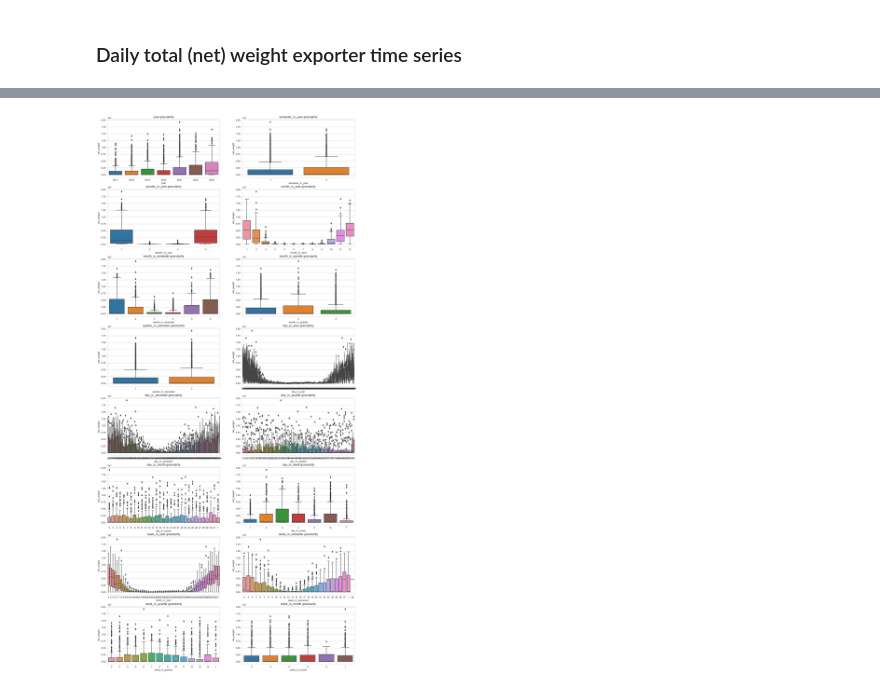
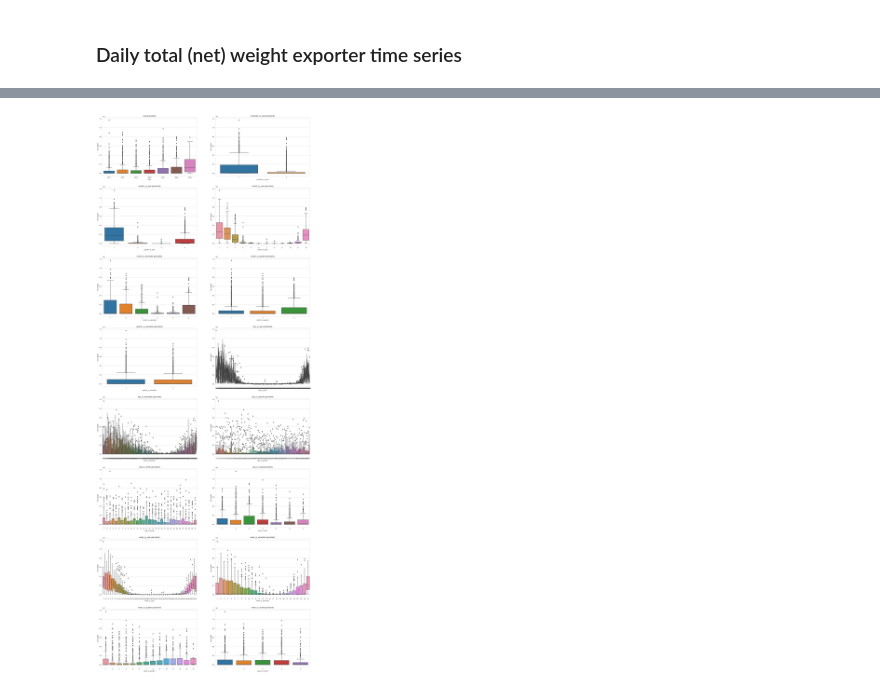
Before and after one commit to sergiopostigo/supertrade, a Jupyter notebook: exploratory_data_analysis/formatted/eda2.ipynb, the cells around one changed output, grey strips where cells are left out. Cells and saved outputs as stored; diff of their text form; code cells hidden in the pictures.

Commit message:
Granularities function corrected (match iso calendar), now focus in graphs

```diff
--- a/exploratory_data_analysis/formatted/eda2.ipynb
+++ b/exploratory_data_analysis/formatted/eda2.ipynb
@@ -94,32 +118,36 @@ plt.show()
 # %%
 # Granularity plots
 
 data = net_weight
 target_column = 'net_weight'
 columns = data.columns.tolist()
 columns.remove(target_column)
 num_columns = len(columns)
 num_rows = (num_columns + 1) // 2
 
 # Create the subplots
-fig, axes = plt.subplots(nrows=num_rows, ncols=2, figsize=(18, num_rows*5))
+fig, axes = plt.subplots(nrows=num_rows, ncols=2, figsize=(24, num_rows*8))
 
 # Flatten the axes array for easy iteration
 axes = axes.flatten()
 
 # Iterate over each column and create the corresponding subplot
 for i, column in enumerate(columns):
-    sns.boxplot(ax=axes[i], data=data, x=column, y=target_column)
+    sns.boxplot(ax=axes[i],
+                data=data,
+                x=column,
+                y=target_column,
+                order=[str(i) for i in data[column].astype(int).sort_values().unique()])
     axes[i].set_title(f"{column} granularity")
 
 # If the number of columns is odd, remove the last empty subplot
 if num_columns % 2 != 0:
     fig.delaxes(axes[num_columns])
 
 # Add a main title to the entire plot
 # fig.suptitle('Granularity plots')
 
 # Display the plot
 plt.show()
 # %% [output]
-[figure, old version]
+[figure, new version]
```
Also changed, not shown: parts of 6 cells of this notebook, 1 other file.
